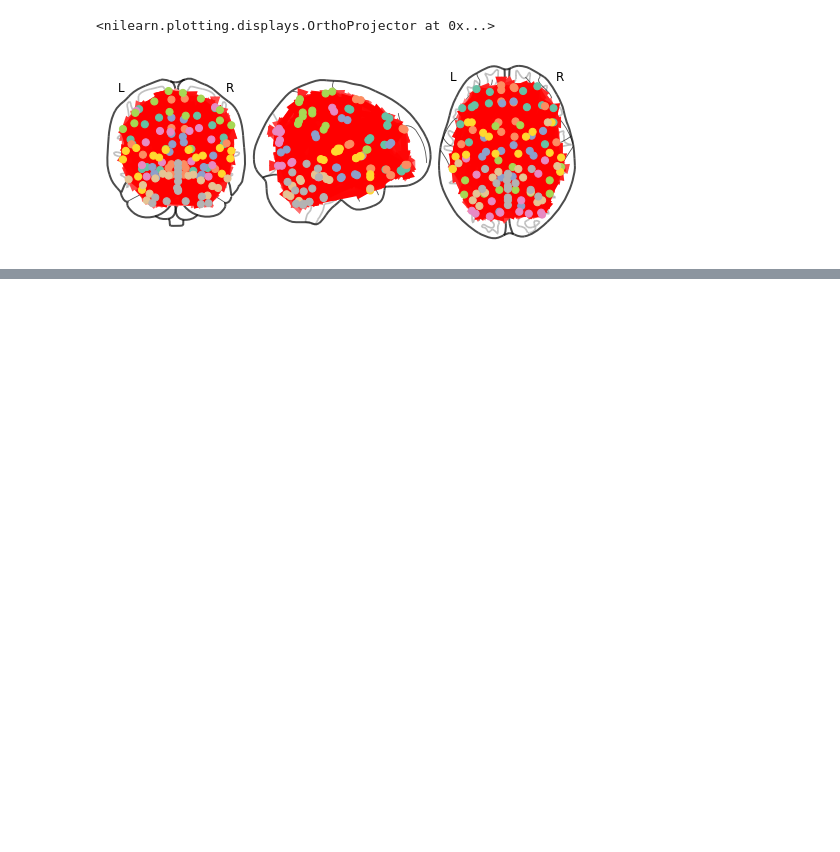
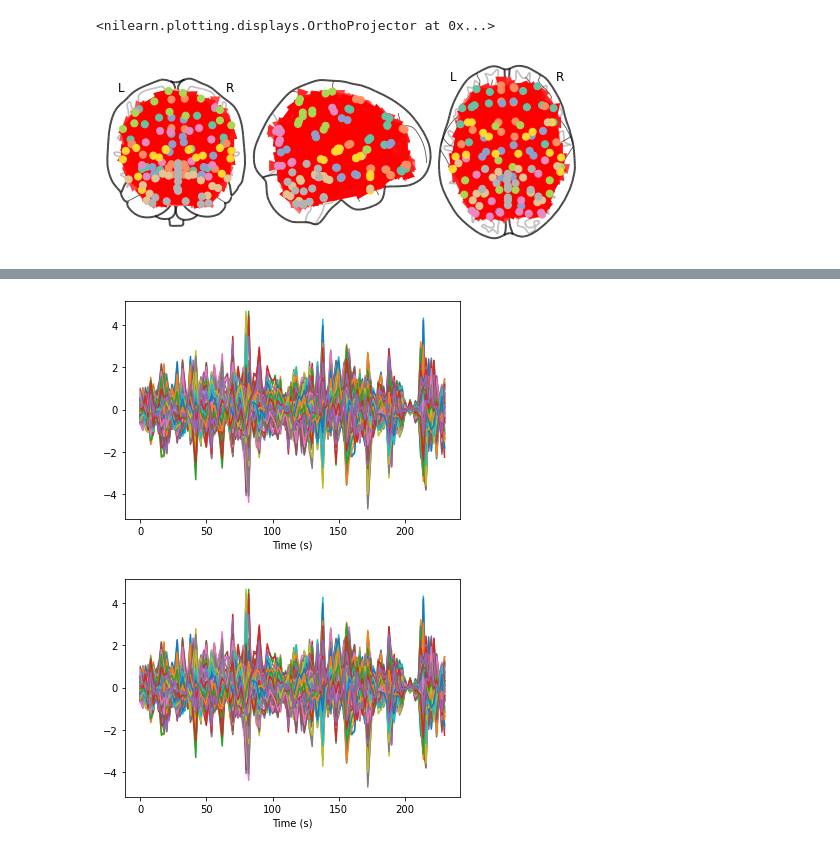
Before and after one commit to DarioRugg/Hakaton-project, a Jupyter notebook: visualization.ipynb, the cells around one changed output, grey strips where cells are left out. Drawn from its saved outputs; the diff is of its cells as text; code cells hidden in the pictures; blank space fills up the shorter version.

```diff
--- a/visualization.ipynb
+++ b/visualization.ipynb
@@ -36,0 +37,10 @@ TypeError: plot_connectome() missing 2 required positional arguments: 'adjacency
+# %%
+# !pip install nitime
+import numpy as np
+import matplotlib.pyplot as plt
+
+import nitime
+import nitime.timeseries as ts
+import nitime.viz as viz
+
+TR = 2.
@@ -36,0 +49,7 @@ TypeError: plot_connectome() missing 2 required positional arguments: 'adjacency
+# %%
+def get_data(entry):
+    id = entry.id
+    variables = entry[['var1', 'var2', 'var3']].to_numpy()
+    timeseries = entry[5 if "y" in entry.index else 4:].to_numpy(dtype=float).reshape((115, 116), order="F")
+    if "y" in entry.index: return id, entry.y, variables, timeseries
+    else: return id, variables, timeseries
@@ -36,0 +70,8 @@ TypeError: plot_connectome() missing 2 required positional arguments: 'adjacency
+# %%
+data = pd.read_csv('./data/train.csv')
+t1 = ts.TimeSeries(get_data(data.iloc[0])[3], sampling_interval=TR)
+# %%
+viz.plot_tseries(t1)
+# %% [output]
+[figure, added]
+[figure, added]
```
Also changed, not shown: parts of 4 cells of this notebook, 1 other file.
